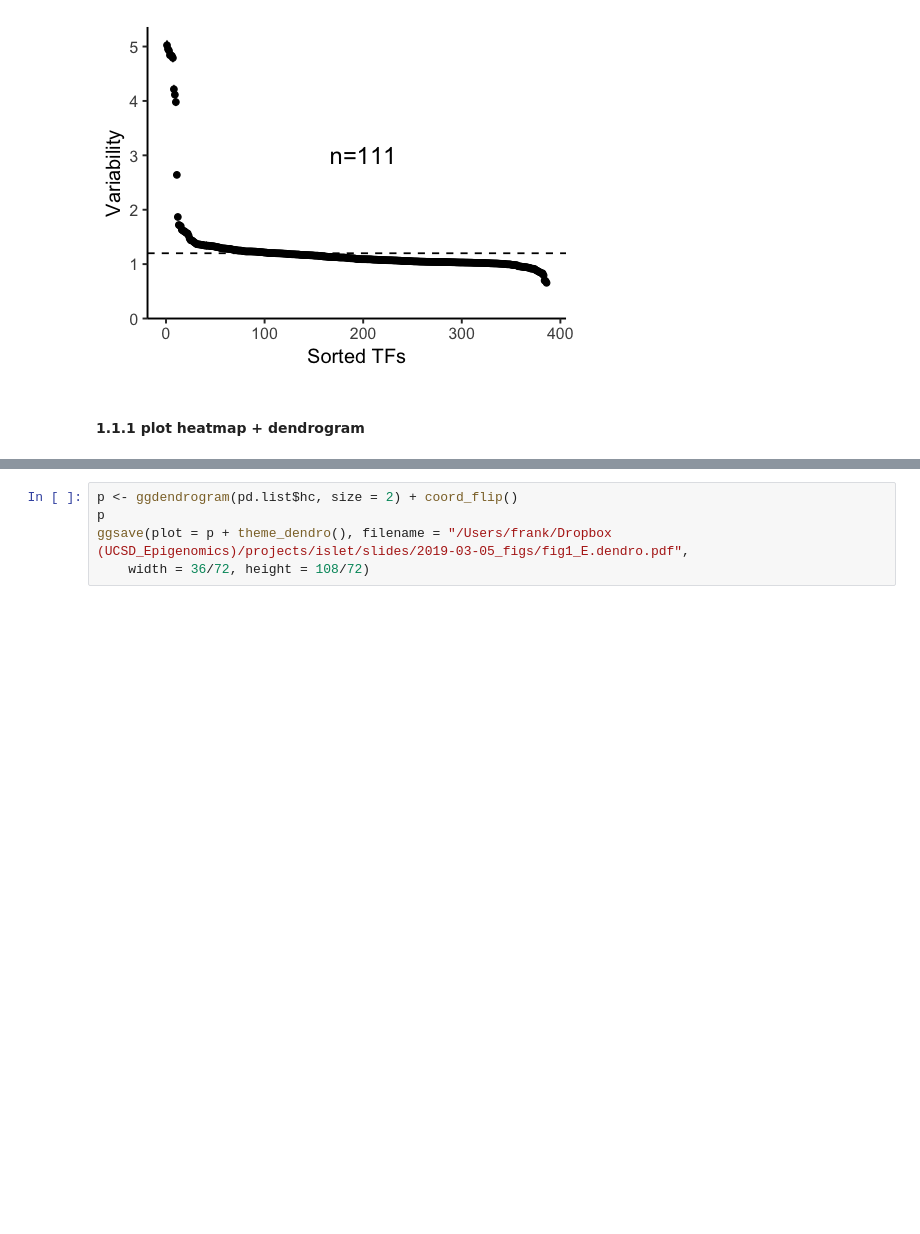
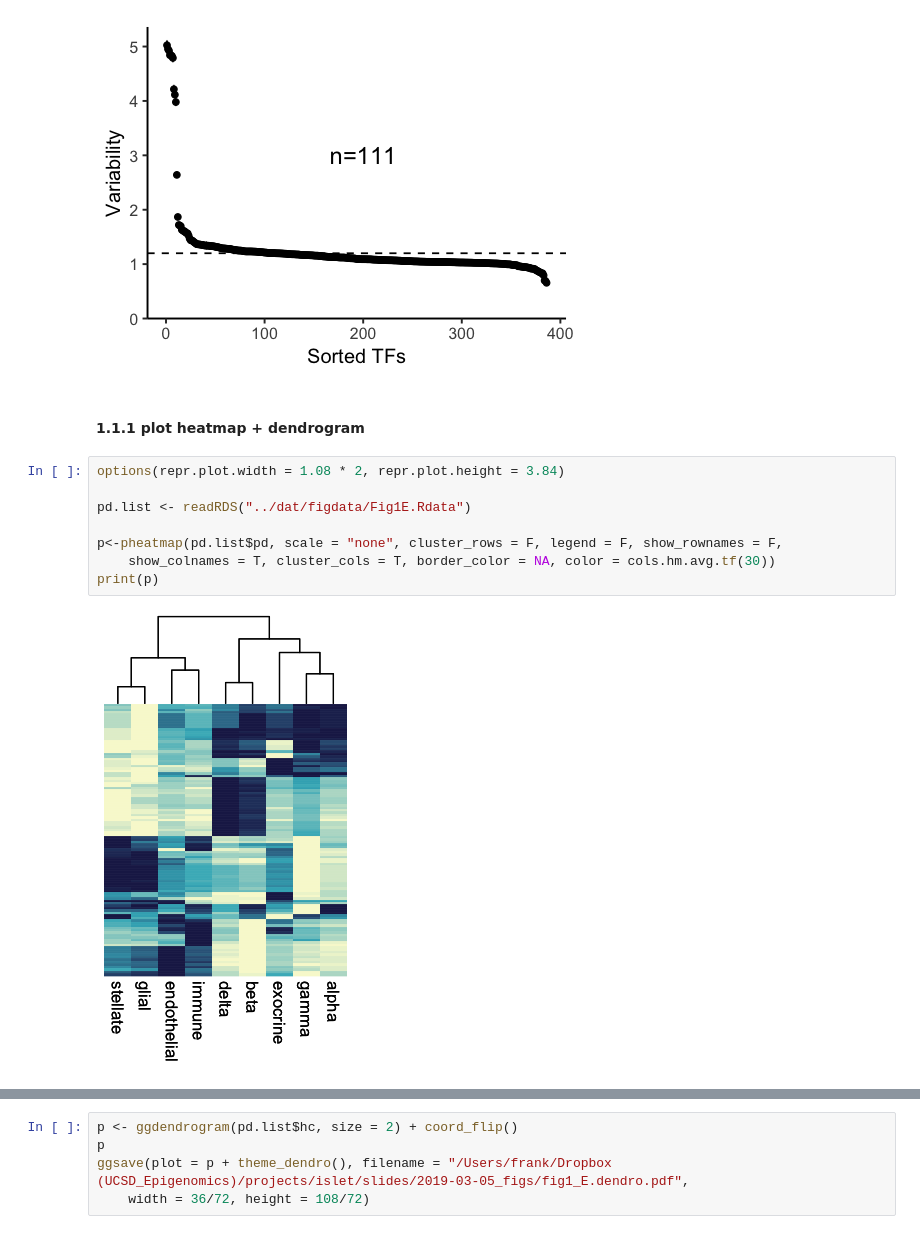
Before and after one commit to biomystery/islet_figs_motifs, a Jupyter notebook: figcode/plots.ipynb, the cells around one changed output, grey strips where cells are left out. Saved outputs shown, nothing was run; the diff lists cells and outputs as text; blank space fills up the shorter version.

```diff
--- a/figcode/plots.ipynb
+++ b/figcode/plots.ipynb
@@ -54,6 +54,16 @@ ggsave(filename = "fig_s1.select_varible_motifs.pdf",width = 4,height = 3,useDin
 [figure]
 # %% [markdown]
 #### 1.1.1 plot heatmap + dendrogram
+# %%
+options(repr.plot.width = 1.08 * 2, repr.plot.height = 3.84)
+
+pd.list <- readRDS("../dat/figdata/Fig1E.Rdata")
+
+p<-pheatmap(pd.list$pd, scale = "none", cluster_rows = F, legend = F, show_rownames = F,
+    show_colnames = T, cluster_cols = T, border_color = NA, color = cols.hm.avg.tf(30))
+print(p)
+# %% [output]
+[figure, added]
 # %%
 options(repr.plot.width = 1.08 * 2, repr.plot.height = 3.84)
 
```
Also changed, not shown: parts of 1 cell of this notebook, 6 other files.
